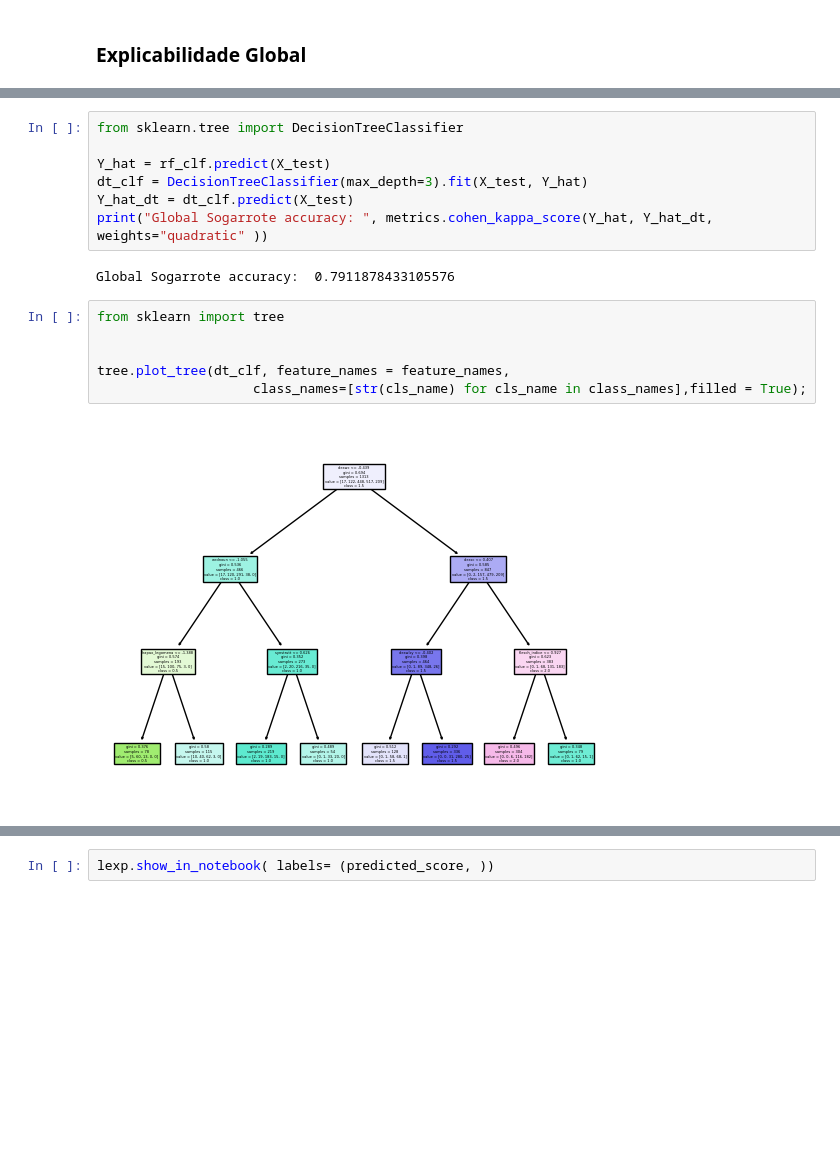
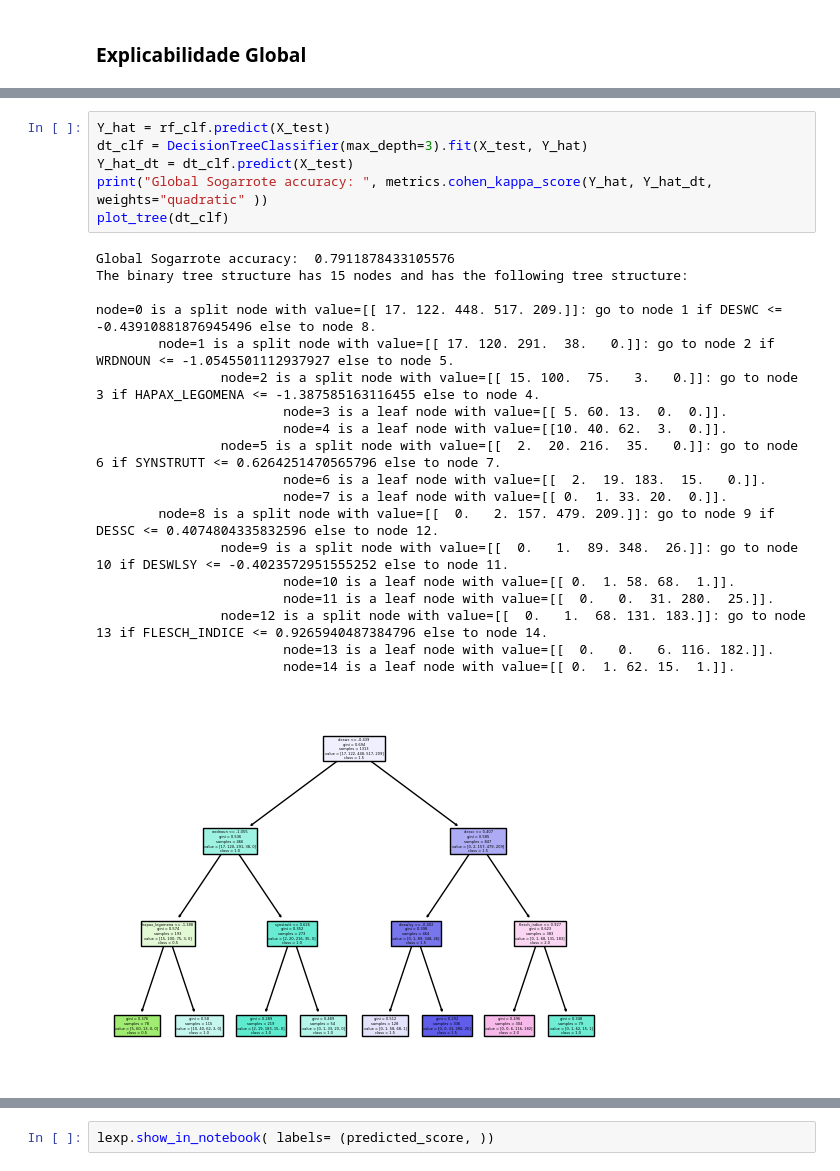
Before and after one commit to Tiagoblima/explanaible-essay-grading, a Jupyter notebook: notebooks/Essay Grade Classification.ipynb, the cells around one changed output, grey strips where cells are left out. Saved outputs shown, nothing was run; the diff lists cells and outputs as text; blank space fills up the shorter version.

```diff
--- a/notebooks/Essay Grade Classification.ipynb
+++ b/notebooks/Essay Grade Classification.ipynb
@@ -432,17 +523,26 @@ No nosso caso, iremos utilizar o modelo Decision tree, caixa branca, para tentar
 # %%
-from sklearn.tree import DecisionTreeClassifier
-
 Y_hat = rf_clf.predict(X_test)
 dt_clf = DecisionTreeClassifier(max_depth=3).fit(X_test, Y_hat)
 Y_hat_dt = dt_clf.predict(X_test)
 print("Global Sogarrote accuracy: ", metrics.cohen_kappa_score(Y_hat, Y_hat_dt, weights="quadratic" ))
+plot_tree(dt_clf)
 # %% [output]
 Global Sogarrote accuracy:  0.7911878433105576
+The binary tree structure has 15 nodes and has the following tree structure:
+
+node=0 is a split node with value=[[ 17. 122. 448. 517. 209.]]: go to node 1 if DESWC <= -0.43910881876945496 else to node 8.
+        node=1 is a split node with value=[[ 17. 120. 291.  38.   0.]]: go to node 2 if WRDNOUN <= -1.0545501112937927 else to node 5.
+                node=2 is a split node with value=[[ 15. 100.  75.   3.   0.]]: go to node 3 if HAPAX_LEGOMENA <= -1.387585163116455 else to node 4.
+                        node=3 is a leaf node with value=[[ 5. 60. 13.  0.  0.]].
+                        node=4 is a leaf node with value=[[10. 40. 62.  3.  0.]].
+                node=5 is a split node with value=[[  2.  20. 216.  35.   0.]]: go to node 6 if SYNSTRUTT <= 0.6264251470565796 else to node 7.
+                        node=6 is a leaf node with value=[[  2.  19. 183.  15.   0.]].
+                        node=7 is a leaf node with value=[[ 0.  1. 33. 20.  0.]].
+        node=8 is a split node with value=[[  0.   2. 157. 479. 209.]]: go to node 9 if DESSC <= 0.4074804335832596 else to node 12.
+                node=9 is a split node with value=[[  0.   1.  89. 348.  26.]]: go to node 10 if DESWLSY <= -0.4023572951555252 else to node 11.
+                        node=10 is a leaf node with value=[[ 0.  1. 58. 68.  1.]].
+                        node=11 is a leaf node with value=[[  0.   0.  31. 280.  25.]].
+                node=12 is a split node with value=[[  0.   1.  68. 131. 183.]]: go to node 13 if FLESCH_INDICE <= 0.9265940487384796 else to node 14.
+                        node=13 is a leaf node with value=[[  0.   0.   6. 116. 182.]].
+                        node=14 is a leaf node with value=[[ 0.  1. 62. 15.  1.]].
+[figure, added]
-# %%
-from sklearn import tree
-
-
-tree.plot_tree(dt_clf, feature_names = feature_names,
-                    class_names=[str(cls_name) for cls_name in class_names],filled = True);
-# %% [output]
-[figure, removed]
```
Also changed, not shown: parts of 66 cells of this notebook, 2 other files.
